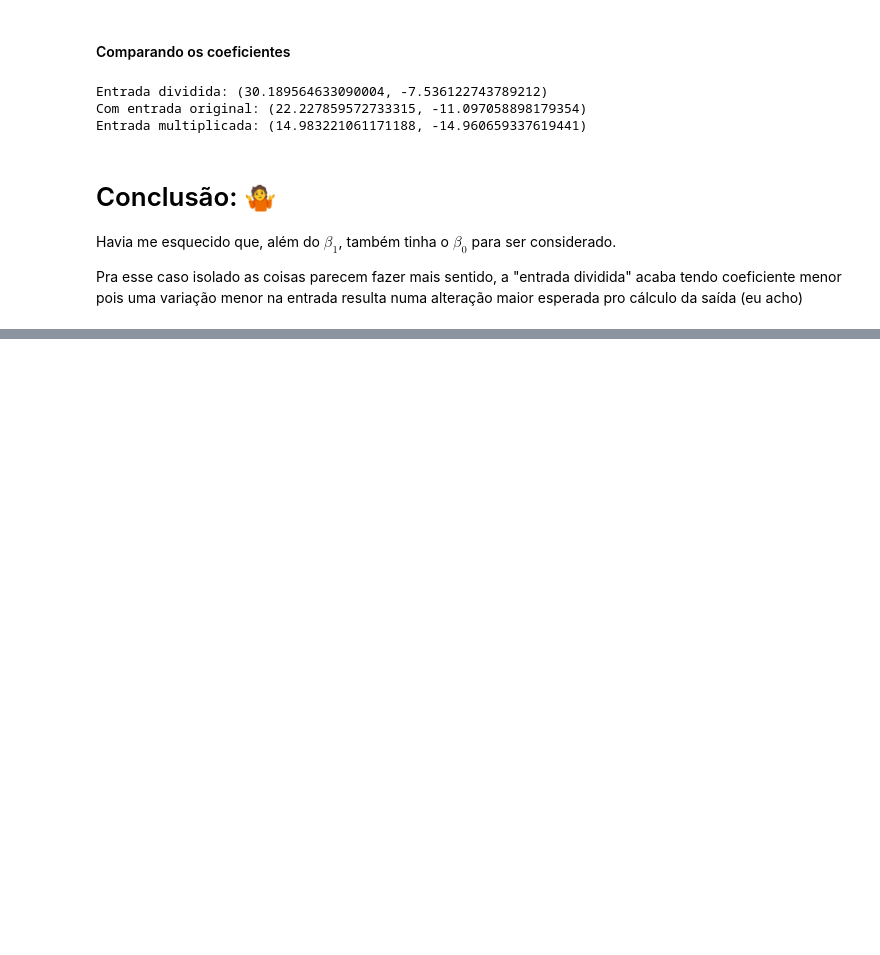
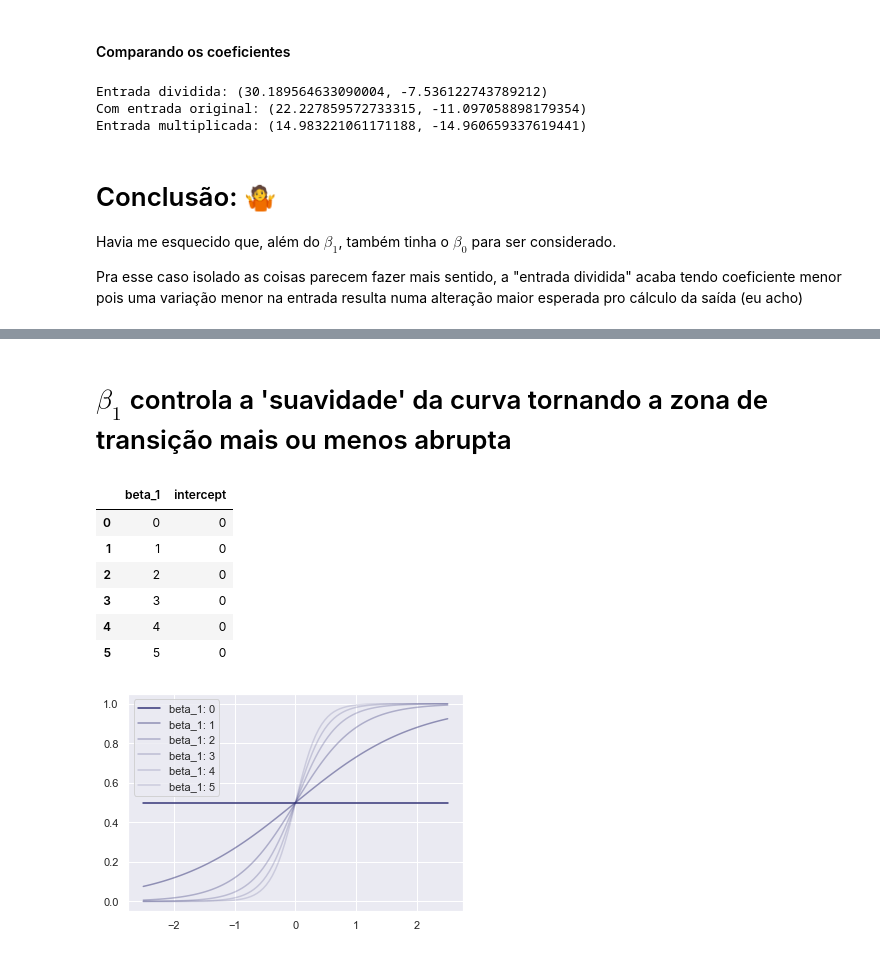
Before and after one commit to lmkawakami/misc-notebooks, a Jupyter notebook: 02_regressao_logistica/testando_coeficientes.ipynb, the cells around one changed output, grey strips where cells are left out. Saved outputs shown, nothing was run; the diff lists cells and outputs as text; code cells hidden in the pictures; blank space fills up the shorter version.

```diff
--- a/02_regressao_logistica/testando_coeficientes.ipynb
+++ b/02_regressao_logistica/testando_coeficientes.ipynb
@@ -359,0 +443,37 @@ Pra esse caso isolado as coisas parecem fazer mais sentido, a "entrada dividida"
+# %% [markdown]
+# $\beta_1$ controla a 'suavidade' da curva tornando a zona de transição mais ou menos abrupta
+# %%
+coefs = [
+  [0, 0],
+  [1, 0],
+  [2, 0],
+  [3, 0],
+  [4, 0],
+  [5, 0],
+]
+
+factors_df = pd.DataFrame(coefs, columns=['beta_1','intercept'], index=range(len(coefs)))
+
+factors_df
+
+def plot_sigmoids(factors_df):
+  x = np.linspace(-2.5, 2.5, 100)
+
+  for _, row in factors_df.iterrows():
+    b0 = row['intercept']
+    b1 = row['beta_1']
+    y = sigmoid(regressao_linear(x, b0, b1))
+    plt.plot(x, y, label=f"beta_1: {b1}", c='#333377', alpha=1/(b1+1))
+  plt.legend()
+
+plot_sigmoids(factors_df)
+factors_df
+# %% [output]
+|  | beta_1 | intercept |
+| 0 | 0 | 0 |
+| 1 | 1 | 0 |
+| 2 | 2 | 0 |
+| 3 | 3 | 0 |
+| 4 | 4 | 0 |
+| 5 | 5 | 0 |
+[figure, added]
```
Also changed, not shown: parts of 6 cells of this notebook.
